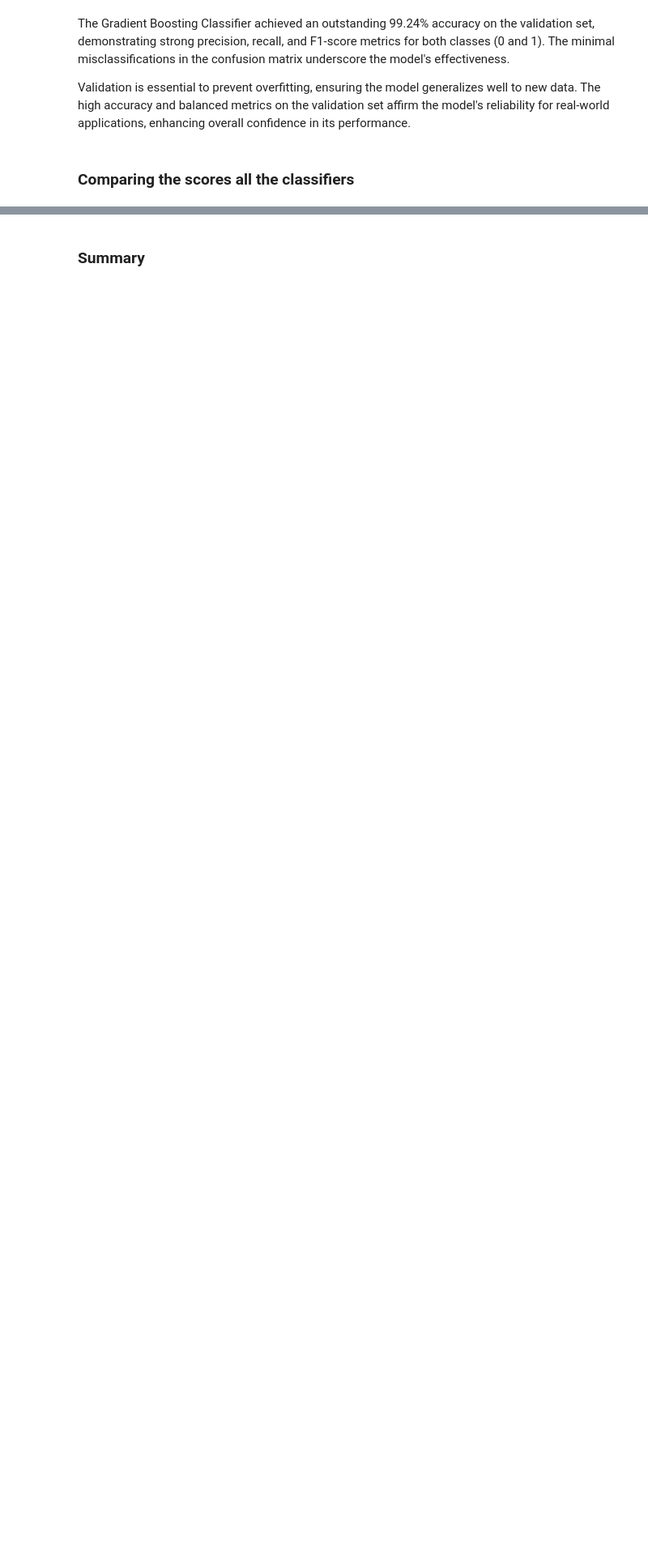
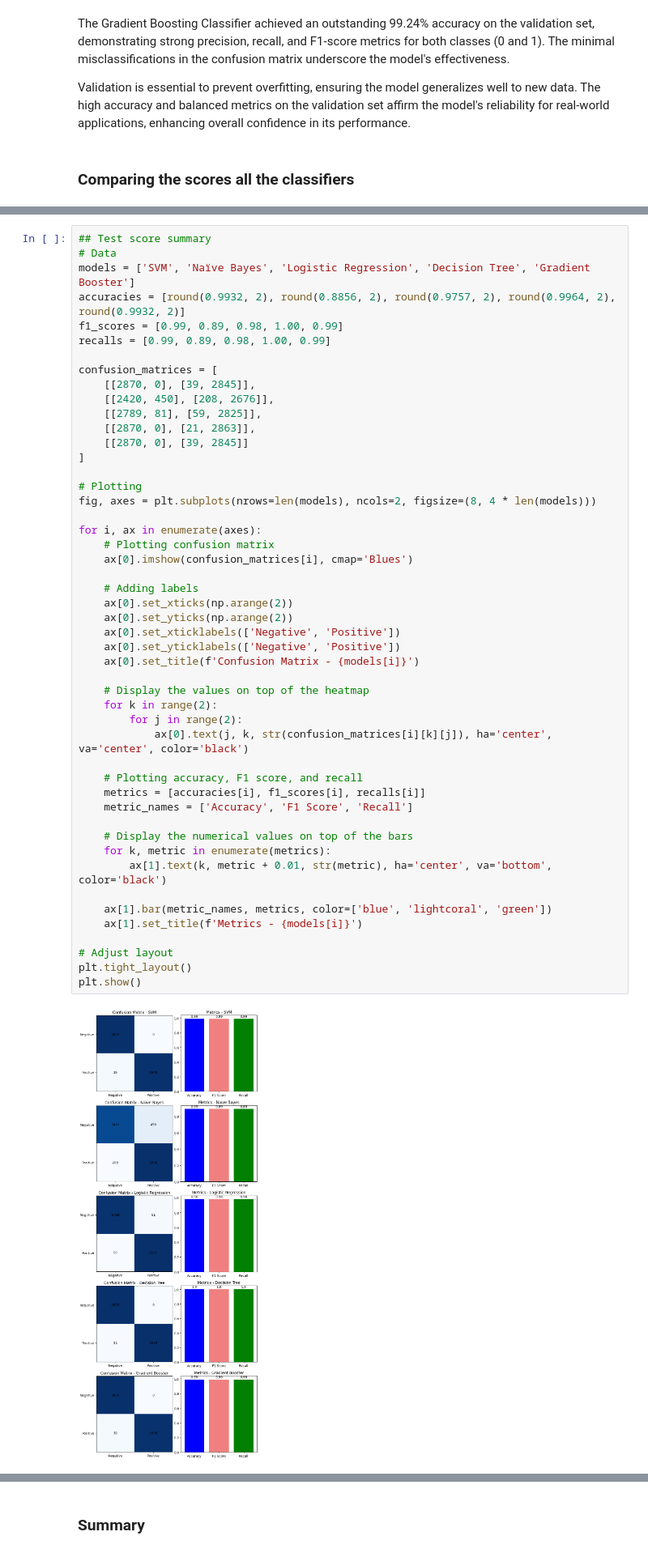
Before and after one commit to Ekeledirichukwu/ECG-ML-Classifier, a Jupyter notebook: EDA .ipynb, the cells around one changed output, grey strips where cells are left out. Shown at 81% size. Cells and saved outputs as stored; diff of their text form; blank space fills up the shorter version.

Commit message:
plotting the comparison graph

```diff
--- a/EDA .ipynb
+++ b/EDA .ipynb
@@ -752,0 +728,51 @@ plt.show()
+# %%
+## Test score summary
+# Data
+models = ['SVM', 'Naïve Bayes', 'Logistic Regression', 'Decision Tree', 'Gradient Booster']
+accuracies = [round(0.9932, 2), round(0.8856, 2), round(0.9757, 2), round(0.9964, 2), round(0.9932, 2)]
+f1_scores = [0.99, 0.89, 0.98, 1.00, 0.99]
+recalls = [0.99, 0.89, 0.98, 1.00, 0.99]
+
+confusion_matrices = [
+    [[2870, 0], [39, 2845]],
+    [[2420, 450], [208, 2676]],
+    [[2789, 81], [59, 2825]],
+    [[2870, 0], [21, 2863]],
+    [[2870, 0], [39, 2845]]
+]
+
+# Plotting
+fig, axes = plt.subplots(nrows=len(models), ncols=2, figsize=(8, 4 * len(models)))
+
+for i, ax in enumerate(axes):
+    # Plotting confusion matrix
+    ax[0].imshow(confusion_matrices[i], cmap='Blues')
+
+    # Adding labels
+    ax[0].set_xticks(np.arange(2))
+    ax[0].set_yticks(np.arange(2))
+    ax[0].set_xticklabels(['Negative', 'Positive'])
+    ax[0].set_yticklabels(['Negative', 'Positive'])
+    ax[0].set_title(f'Confusion Matrix - {models[i]}')
+
+    # Display the values on top of the heatmap
+    for k in range(2):
+        for j in range(2):
+            ax[0].text(j, k, str(confusion_matrices[i][k][j]), ha='center', va='center', color='black')
+
+    # Plotting accuracy, F1 score, and recall
+    metrics = [accuracies[i], f1_scores[i], recalls[i]]
+    metric_names = ['Accuracy', 'F1 Score', 'Recall']
+
+    # Display the numerical values on top of the bars
+    for k, metric in enumerate(metrics):
+        ax[1].text(k, metric + 0.01, str(metric), ha='center', va='bottom', color='black')
+
+    ax[1].bar(metric_names, metrics, color=['blue', 'lightcoral', 'green'])
+    ax[1].set_title(f'Metrics - {models[i]}')
+
+# Adjust layout
+plt.tight_layout()
+plt.show()
+# %% [output]
+[figure, added]
```
Also changed, not shown: parts of 6 cells of this notebook.
